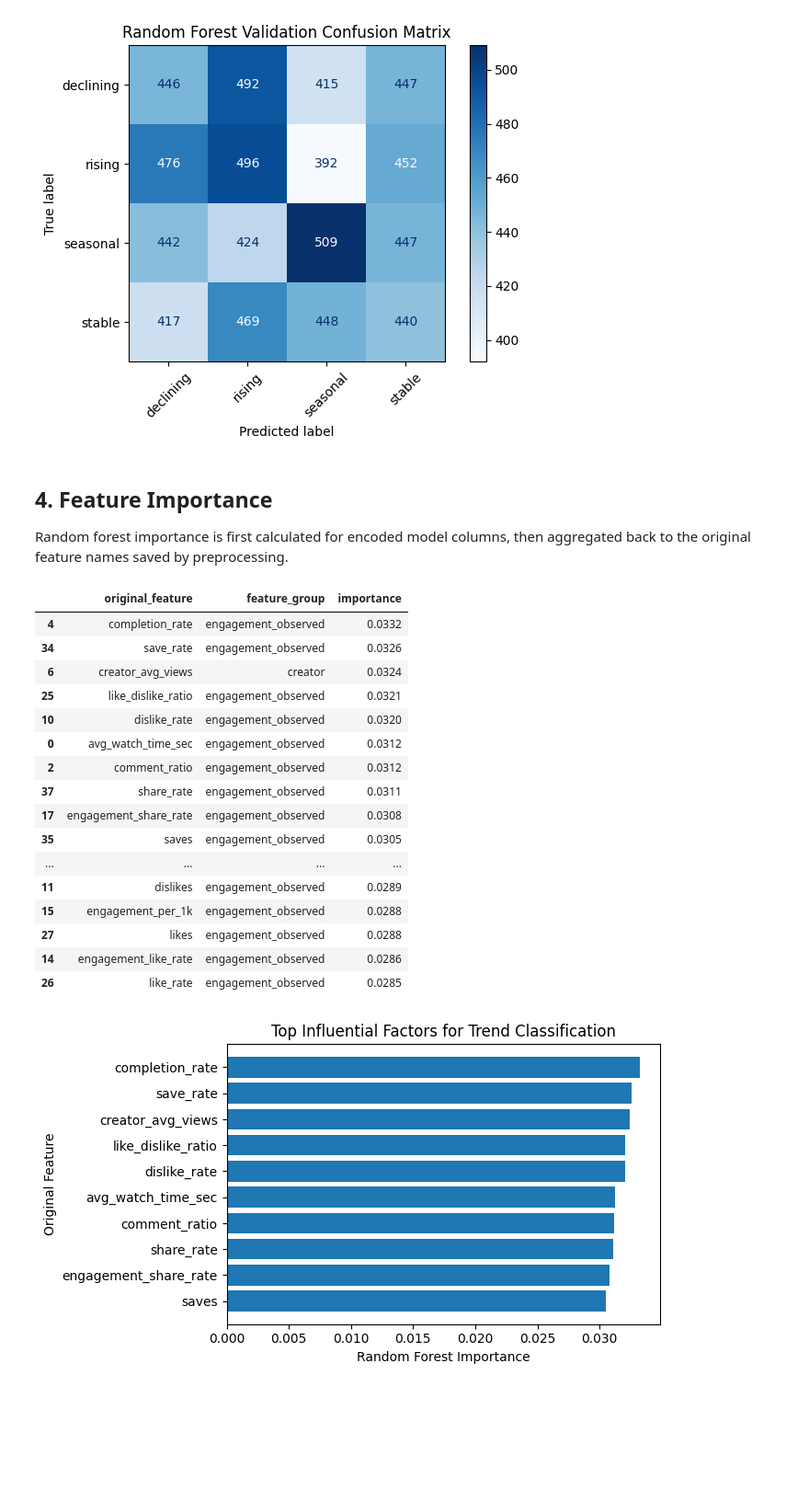
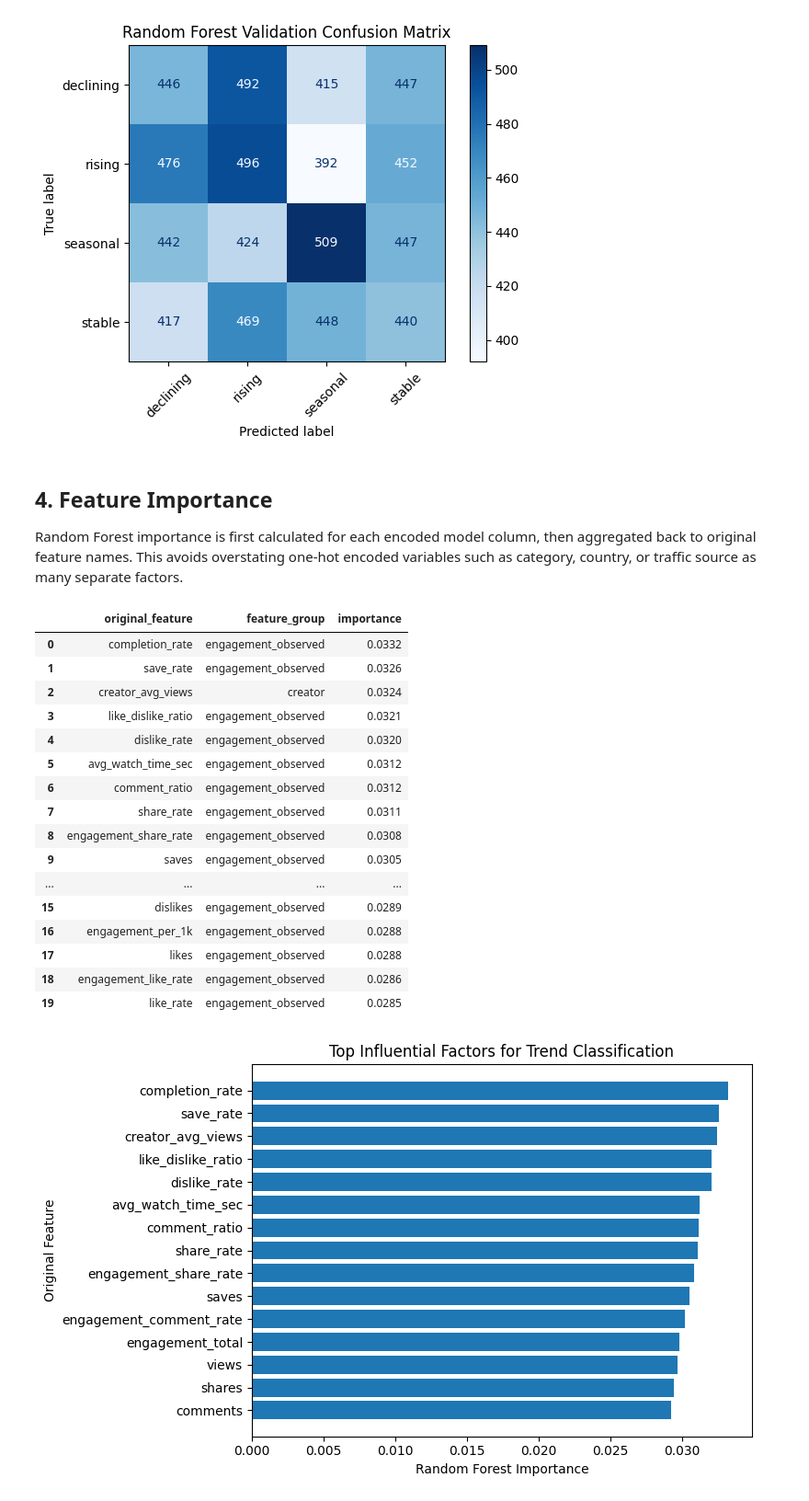
Before and after one commit to vivalavidax123/IML_A2, a Jupyter notebook: notebooks/rq1_influential_factors.ipynb, the cells around one changed output. Shown at 92% size. Saved outputs shown, nothing was run; the diff lists cells and outputs as text; code cells hidden in the pictures; blank space fills up the shorter version.

```diff
--- a/notebooks/rq1_influential_factors.ipynb
+++ b/notebooks/rq1_influential_factors.ipynb
@@ -155,12 +171,12 @@ weighted avg      0.262     0.262     0.262      7212
 # %% [markdown]
 ## 4. Feature Importance
 
-Random forest importance is first calculated for encoded model columns, then aggregated back to the original feature names saved by preprocessing.
+Random Forest importance is first calculated for each encoded model column, then aggregated back to original feature names. This avoids overstating one-hot encoded variables such as category, country, or traffic source as many separate factors.
 # %%
 encoded_importance = pd.DataFrame({
     "feature": X_train.columns,
     "importance": rf.feature_importances_,
-}).sort_values("importance", ascending=False)
+})
 
 encoded_importance = encoded_importance.merge(feature_metadata, on="feature", how="left")
 
@@ -169,36 +185,39 @@ factor_importance = (
     .groupby(["original_feature", "feature_group"], as_index=False)["importance"]
     .sum()
     .sort_values("importance", ascending=False)
+    .reset_index(drop=True)
 )
 
-top_factors = factor_importance.head(20)
+top_factors = factor_importance.head(20).copy()
 
 display(top_factors.round(4))
 # %% [output]
 |  | original_feature | feature_group | importance |
-| 4 | completion_rate | engagement_observed | 0.0332 |
-| 34 | save_rate | engagement_observed | 0.0326 |
-| 6 | creator_avg_views | creator | 0.0324 |
-| 25 | like_dislike_ratio | engagement_observed | 0.0321 |
-| 10 | dislike_rate | engagement_observed | 0.0320 |
-| 0 | avg_watch_time_sec | engagement_observed | 0.0312 |
-| 2 | comment_ratio | engagement_observed | 0.0312 |
-| 37 | share_rate | engagement_observed | 0.0311 |
-| 17 | engagement_share_rate | engagement_observed | 0.0308 |
-| 35 | saves | engagement_observed | 0.0305 |
+| 0 | completion_rate | engagement_observed | 0.0332 |
+| 1 | save_rate | engagement_observed | 0.0326 |
+| 2 | creator_avg_views | creator | 0.0324 |
+| 3 | like_dislike_ratio | engagement_observed | 0.0321 |
+| 4 | dislike_rate | engagement_observed | 0.0320 |
+| 5 | avg_watch_time_sec | engagement_observed | 0.0312 |
+| 6 | comment_ratio | engagement_observed | 0.0312 |
+| 7 | share_rate | engagement_observed | 0.0311 |
+| 8 | engagement_share_rate | engagement_observed | 0.0308 |
+| 9 | saves | engagement_observed | 0.0305 |
 | ... | ... | ... | ... |
-| 11 | dislikes | engagement_observed | 0.0289 |
-| 15 | engagement_per_1k | engagement_observed | 0.0288 |
-| 27 | likes | engagement_observed | 0.0288 |
-| 14 | engagement_like_rate | engagement_observed | 0.0286 |
-| 26 | like_rate | engagement_observed | 0.0285 |
+| 15 | dislikes | engagement_observed | 0.0289 |
+| 16 | engagement_per_1k | engagement_observed | 0.0288 |
+| 17 | likes | engagement_observed | 0.0288 |
+| 18 | engagement_like_rate | engagement_observed | 0.0286 |
+| 19 | like_rate | engagement_observed | 0.0285 |
 # %%
-plt.figure(figsize=(7, 4))
-plt.barh(top_factors["original_feature"], top_factors["importance"])
+plot_factors = top_factors.head(15).sort_values("importance")
+
+plt.figure(figsize=(8, 5))
+plt.barh(plot_factors["original_feature"], plot_factors["importance"])
 plt.xlabel("Random Forest Importance")
 plt.ylabel("Original Feature")
 plt.title("Top Influential Factors for Trend Classification")
 plt.tight_layout()
 plt.show()
 # %% [output]
-[figure, old version]
+[figure, new version]
```
Also changed, not shown: parts of 10 cells of this notebook.
